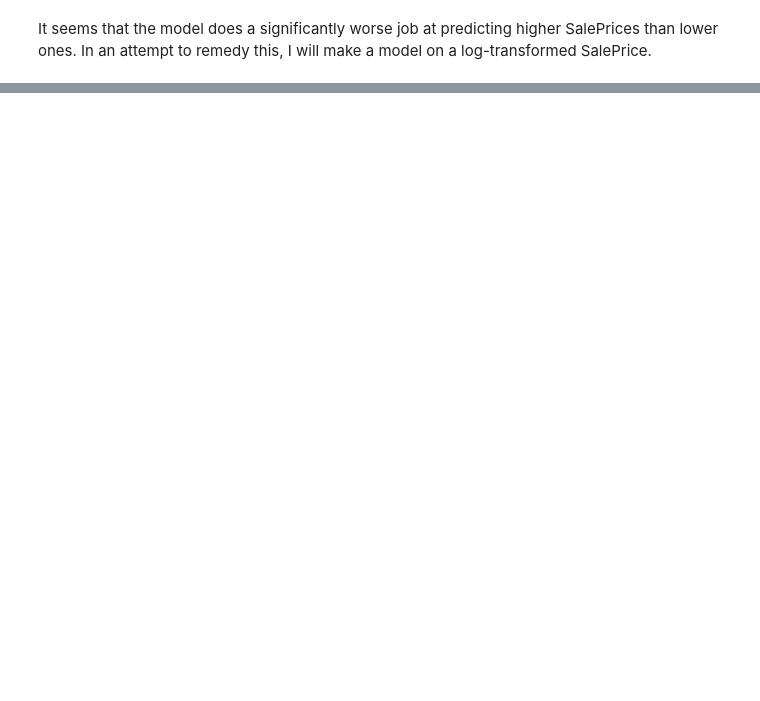
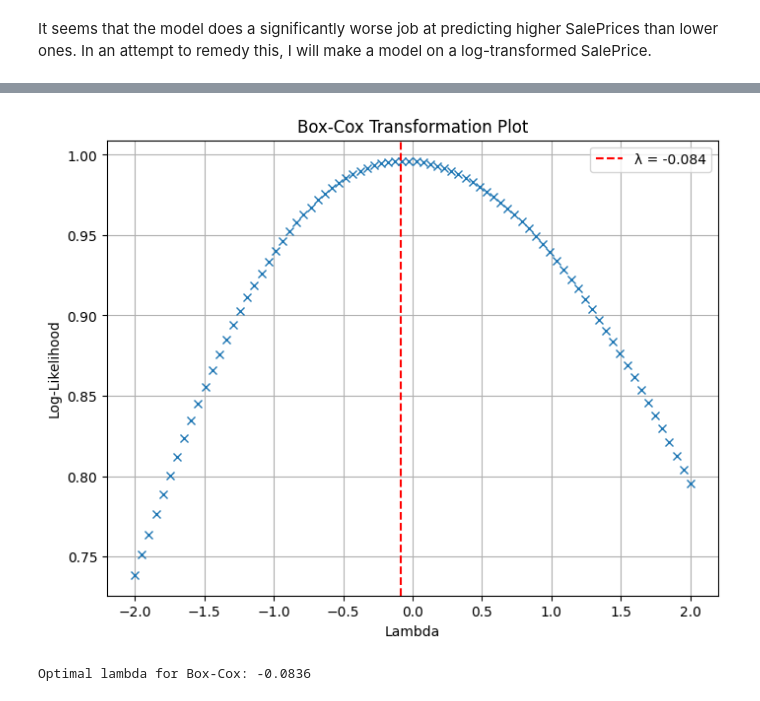
Before and after one commit to HariPeri/ML-Final-Project, a Jupyter notebook: MLR/MLR.ipynb, the cells around one changed output, grey strips where cells are left out. Drawn from its saved outputs; the diff is of its cells as text; code cells hidden in the pictures; blank space fills up the shorter version.

```diff
--- a/MLR/MLR.ipynb
+++ b/MLR/MLR.ipynb
@@ -516,0 +548,26 @@ Based on these findings, for lower priced homes the log-transformed lasso model
+# %%
+import scipy.stats as stats
+import matplotlib.pyplot as plt
+
+# Make sure y_train is positive (required for Box-Cox)
+if (y_train <= 0).any():
+    raise ValueError("Box-Cox transformation requires strictly positive values.")
+
+# Apply Box-Cox transformation and find optimal lambda
+y_train_transformed, fitted_lambda = stats.boxcox(y_train)
+
+# Plot the Box-Cox log-likelihood as a function of lambda
+plt.figure(figsize=(8, 6))
+stats.boxcox_normplot(y_train, -2.0, 2.0, plot=plt)
+plt.axvline(fitted_lambda, color='red', linestyle='--', label=f'λ = {fitted_lambda:.3f}')
+plt.title('Box-Cox Transformation Plot')
+plt.xlabel('Lambda')
+plt.ylabel('Log-Likelihood')
+plt.legend()
+plt.grid(True)
+plt.show()
+
+print(f"Optimal lambda for Box-Cox: {fitted_lambda:.4f}")
+# %% [output]
+[figure, added]
+Optimal lambda for Box-Cox: -0.0836
```
Also changed, not shown: parts of 15 cells of this notebook.
